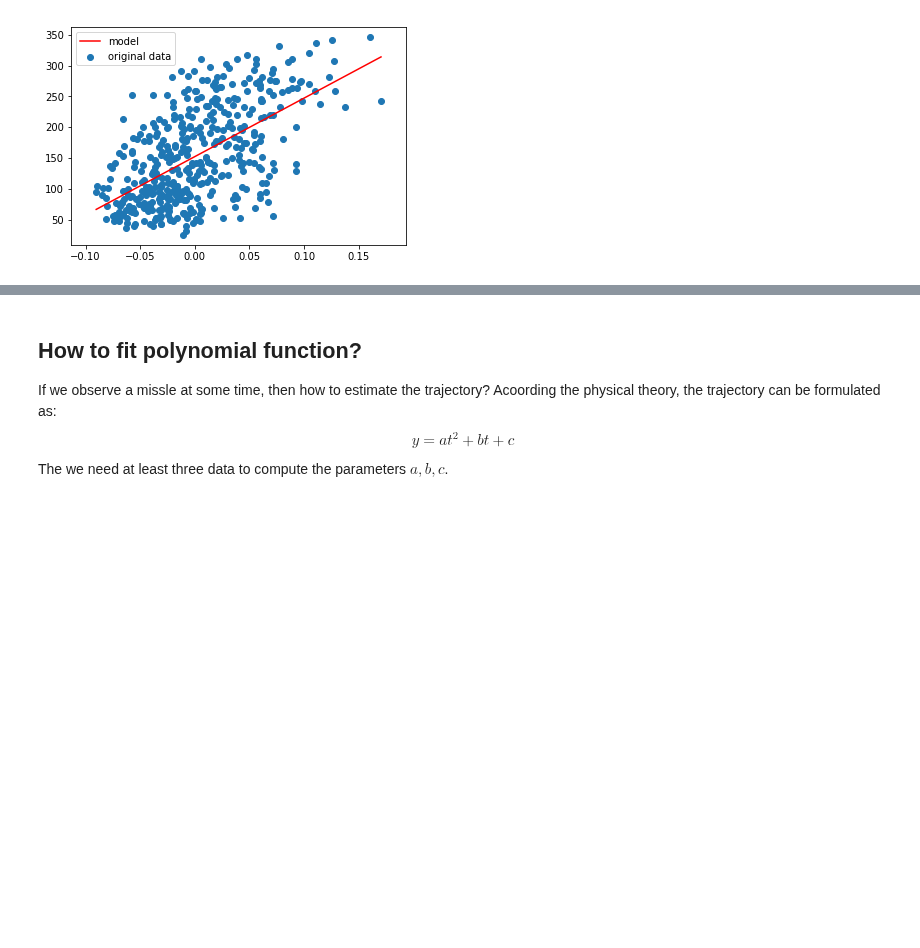
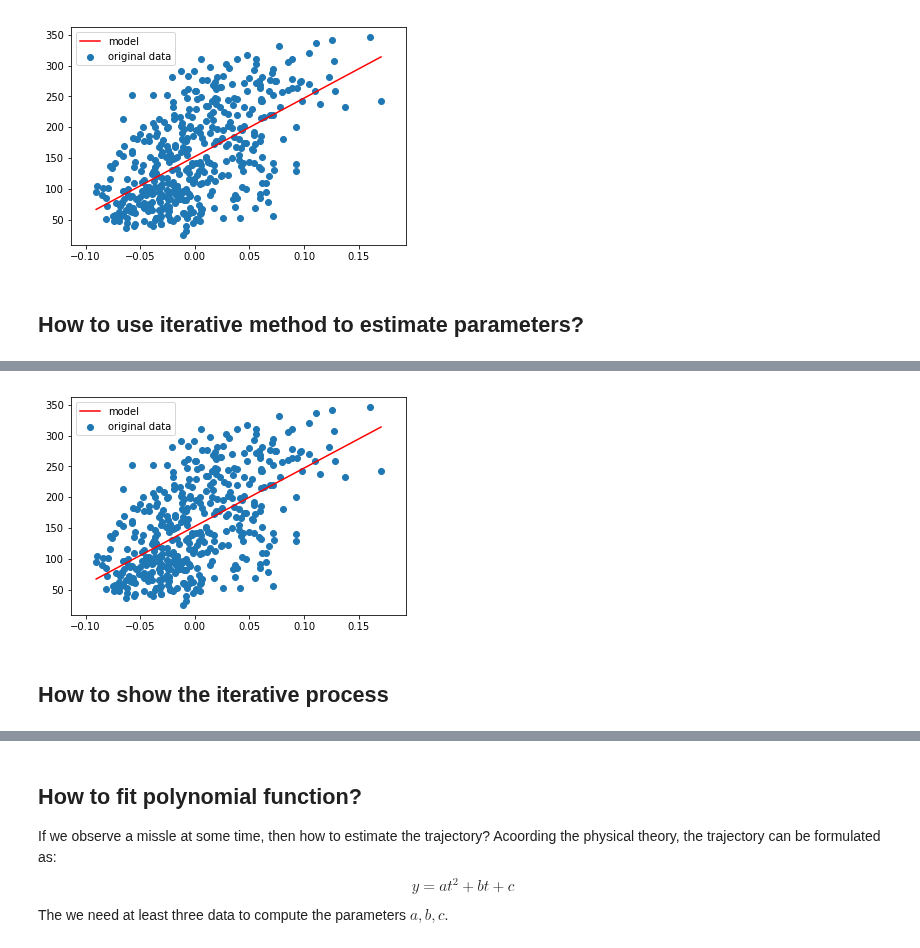
Before and after one commit to bushuhui/machinelearning_notebook, a Jupyter notebook: 1_logistic_regression/Least_squares.ipynb, the cells around one changed output, grey strips where cells are left out. Saved outputs shown, nothing was run; the diff lists cells and outputs as text; code cells hidden in the pictures; blank space fills up the shorter version.

```diff
--- a/1_logistic_regression/Least_squares.ipynb
+++ b/1_logistic_regression/Least_squares.ipynb
@@ -92,3 +92,30 @@ plt.show()
 # %% [output]
 a = 949.435260, b = 152.133484
 [figure]
+# %% [markdown]
+## How to use iterative method to estimate parameters?
+# %%
+n_epoch = 3000          # epoch size
+a, b = 1, 1             # initial parameters
+epsilon = 0.001         # learning rate
+
+for i in range(n_epoch):
+    for j in range(N):
+        a = a + epsilon*2*(Y[j] - a*X[j] - b)*X[j]
+        b = b + epsilon*2*(Y[j] - a*X[j] - b)
+
+    L = 0
+    for j in range(N):
+        L = L + (Y[j]-a*X[j]-b)**2
+    print("epoch %4d: loss = %f, a = %f, b = %f" % (i, L, a, b))
+
+x_min = np.min(X)
+x_max = np.max(X)
+y_min = a * x_min + b
+y_max = a * x_max + b
+
+plt.scatter(X, Y, label='original data')
+plt.plot([x_min, x_max], [y_min, y_max], 'r', label='model')
+plt.legend()
+plt.show()
+# %% [output]
@@ -94,0 +139,3 @@ a = 949.435260, b = 152.133484
+[figure, added]
+# %% [markdown]
+## How to show the iterative process
```
Also changed, not shown: parts of 4 cells of this notebook, 9 other files.
